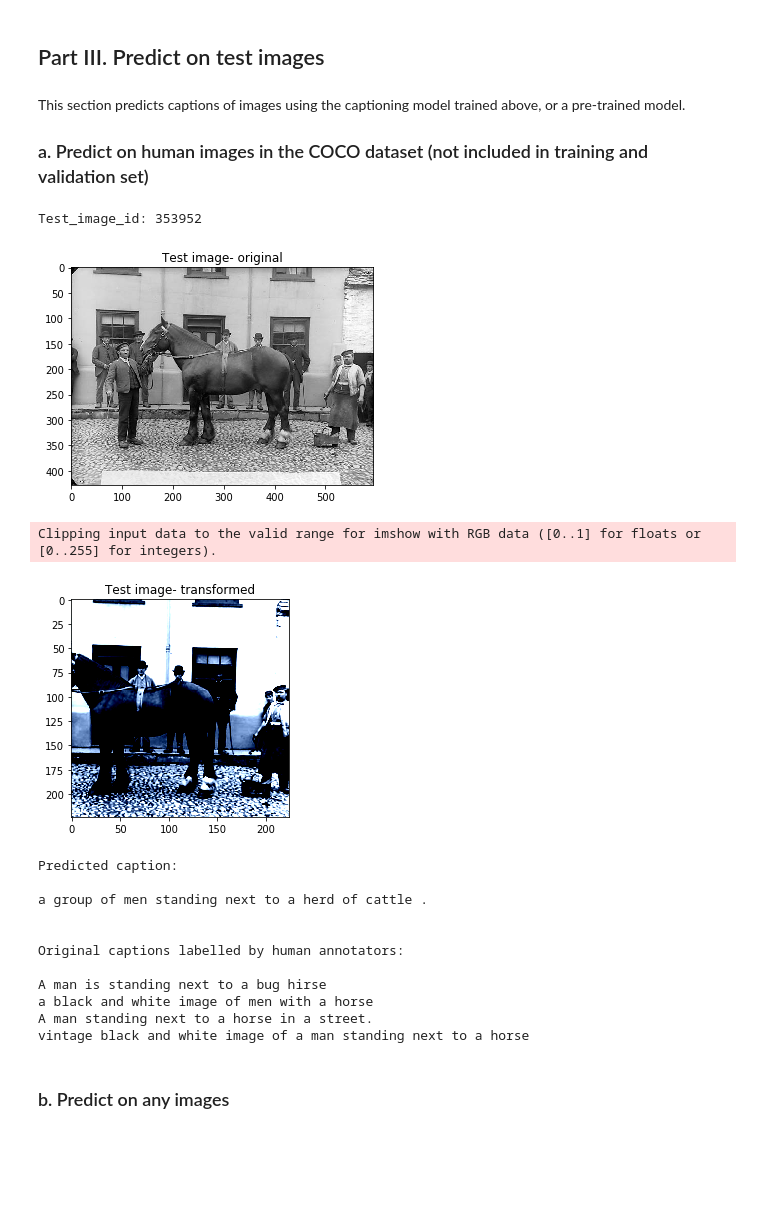
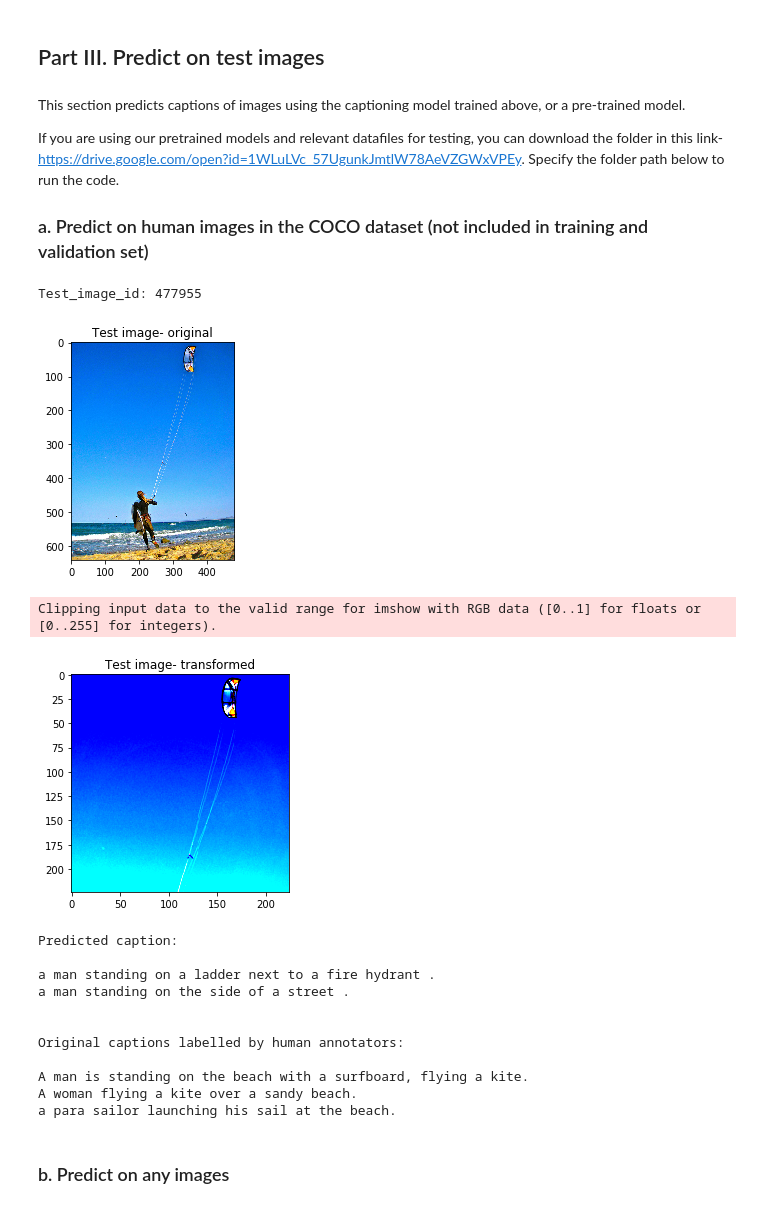
Before and after one commit to wendyku/gender-neutral-captioning, a Jupyter notebook: Gender_Neutral_Captioning.ipynb, the cells around one changed output. Drawn from its saved outputs; the diff is of its cells as text; code cells hidden in the pictures; blank space fills up the shorter version.

Commit message:
update eval functions

```diff
--- a/Gender_Neutral_Captioning.ipynb
+++ b/Gender_Neutral_Captioning.ipynb
@@ -102,34 +104,44 @@ Epoch 2, Train step [92/130], 220s, Loss: 2.0815, Perplexity: 8.01678
 # %% [markdown]
 This section predicts captions of images using the captioning model trained above, or a pre-trained model.
 
+If you are using our pretrained models and relevant datafiles for testing, you can download the folder in this link- https://drive.google.com/open?id=1WLuLVc_57UgunkJmtlW78AeVZGWxVPEy. Specify the folder path below to run the code.
+
 ### a. Predict on human images in the COCO dataset (not included in training and validation set)
-# %%
-from src.model_utils import predict_from_COCO
-%matplotlib inline
-
-# Specify paths if the model is downloaded, otherwise by default, the function retrieves the trained model
-image_folder_path = './data/images/'
-vocab_path = ''
-model_path = ''
-training_image_ids_path = ''
-
-predict_from_COCO(image_folder_path = image_folder_path, vocab_path = vocab_path, model_path = model_path,\
-                       training_image_ids_path = training_image_ids_path)
-# %% [output]
-Test_image_id: 353952
-[figure, removed]
-Clipping input data to the valid range for imshow with RGB data ([0..1] for floats or [0..255] for integers).
-[figure, removed]
-Predicted caption:
-
-a group of men standing next to a herd of cattle .
-
-
-Original captions labelled by human annotators:
-
-A man is standing next to a bug hirse
-a black and white image of men with a horse
-A man standing next to a horse in a street.
-vintage black and white image of a man standing next to a horse
+# %%
+from src.model_utils import predict_from_COCO
+%matplotlib inline
+
+image_folder_path = './data/images/'
+
+'''
+By default, the function retrieves the most recently trained model
+'''
+predict_from_COCO(image_folder_path = image_folder_path, vocab_path = vocab_path, model_path = model_path,\
+                       training_image_ids_path = training_image_ids_path)
+'''
+To run with downloaded model weights, update the model_folder variable with the download path (see example below).
+'''
+# model_folder = './Gender_Neutral_Captioning_model/'
+# vocab_path = model_folder + 'vocab.pkl'
+# model_path = model_folder + 'best-model.pkl'
+# training_image_ids_path = model_folder + 'training_image_ids.pkl'
+# predict_from_COCO(image_folder_path = image_folder_path, vocab_path = vocab_path, model_path = model_path,\
+#                        training_image_ids_path = training_image_ids_path)
+# %% [output]
+Test_image_id: 477955
+[figure, added]
+Clipping input data to the valid range for imshow with RGB data ([0..1] for floats or [0..255] for integers).
+[figure, added]
+Predicted caption:
+
+a man standing on a ladder next to a fire hydrant .
+a man standing on the side of a street .
+
+
+Original captions labelled by human annotators:
+
+A man is standing on the beach with a surfboard, flying a kite.
+A woman flying a kite over a sandy beach.
+a para sailor launching his sail at the beach.
 # %% [markdown]
 ### b. Predict on any images
```
Also changed, not shown: parts of 8 cells of this notebook, 5 other files.
